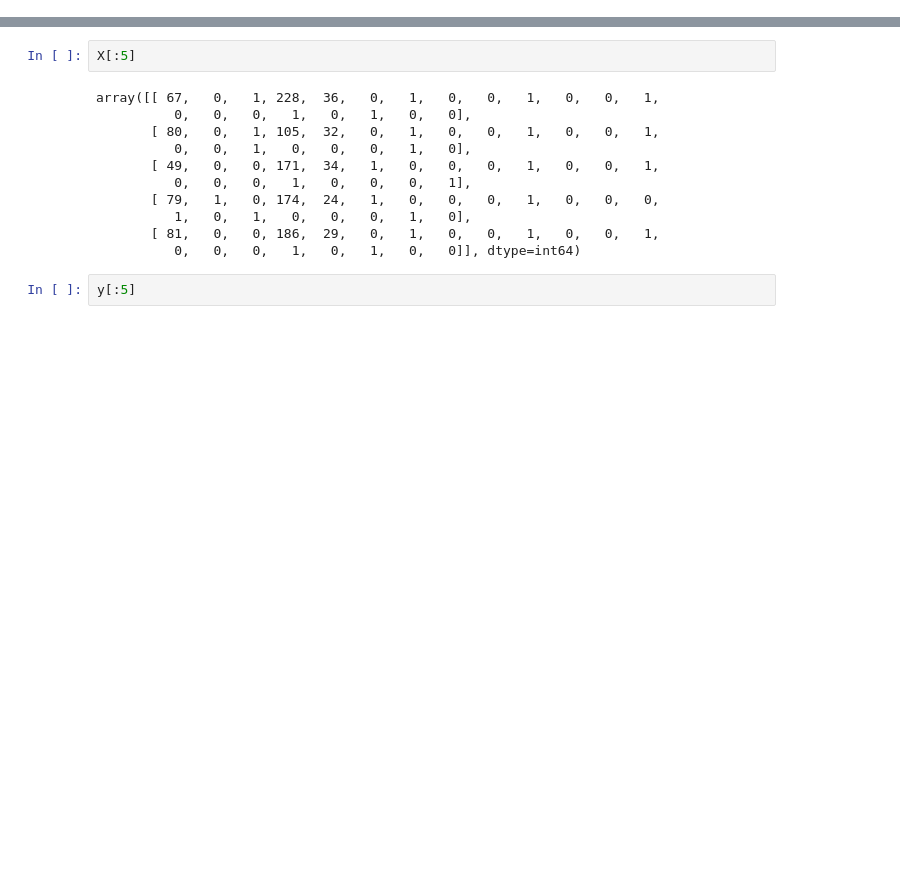
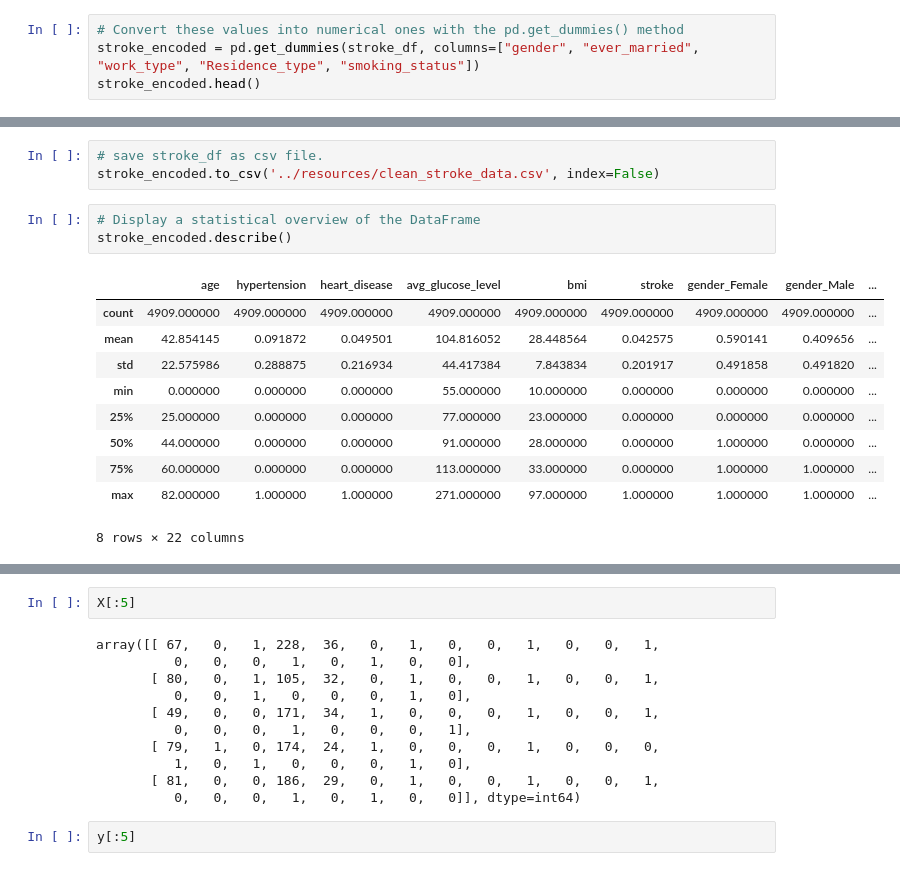
Before and after one commit to bishopce16/stroke_prediction_analysis, a Jupyter notebook: Machine_Learning/gradient_boosting_model.ipynb, the cells around one changed output, grey strips where cells are left out. Cells and saved outputs as stored; diff of their text form; blank space fills up the shorter version.

```diff
--- a/Machine_Learning/gradient_boosting_model.ipynb
+++ b/Machine_Learning/gradient_boosting_model.ipynb
@@ -54,0 +113,4 @@ Name: stroke, dtype: int64
+# %%
+# Convert these values into numerical ones with the pd.get_dummies() method
+stroke_encoded = pd.get_dummies(stroke_df, columns=["gender", "ever_married", "work_type", "Residence_type", "smoking_status"])
+stroke_encoded.head()
@@ -54,0 +197,17 @@ Name: stroke, dtype: int64
+# %%
+# save stroke_df as csv file.
+stroke_encoded.to_csv('../resources/clean_stroke_data.csv', index=False)
+# %%
+# Display a statistical overview of the DataFrame
+stroke_encoded.describe()
+# %% [output]
+|  | age | hypertension | heart_disease | avg_glucose_level | bmi | stroke | gender_Female | gender_Male | ... |
+| count | 4909.000000 | 4909.000000 | 4909.000000 | 4909.000000 | 4909.000000 | 4909.000000 | 4909.000000 | 4909.000000 | ... |
+| mean | 42.854145 | 0.091872 | 0.049501 | 104.816052 | 28.448564 | 0.042575 | 0.590141 | 0.409656 | ... |
+| std | 22.575986 | 0.288875 | 0.216934 | 44.417384 | 7.843834 | 0.201917 | 0.491858 | 0.491820 | ... |
+| min | 0.000000 | 0.000000 | 0.000000 | 55.000000 | 10.000000 | 0.000000 | 0.000000 | 0.000000 | ... |
+| 25% | 25.000000 | 0.000000 | 0.000000 | 77.000000 | 23.000000 | 0.000000 | 0.000000 | 0.000000 | ... |
+| 50% | 44.000000 | 0.000000 | 0.000000 | 91.000000 | 28.000000 | 0.000000 | 1.000000 | 0.000000 | ... |
+| 75% | 60.000000 | 0.000000 | 0.000000 | 113.000000 | 33.000000 | 0.000000 | 1.000000 | 1.000000 | ... |
+| max | 82.000000 | 1.000000 | 1.000000 | 271.000000 | 97.000000 | 1.000000 | 1.000000 | 1.000000 | ... |
+8 rows × 22 columns
```
Also changed, not shown: parts of 22 cells of this notebook.
